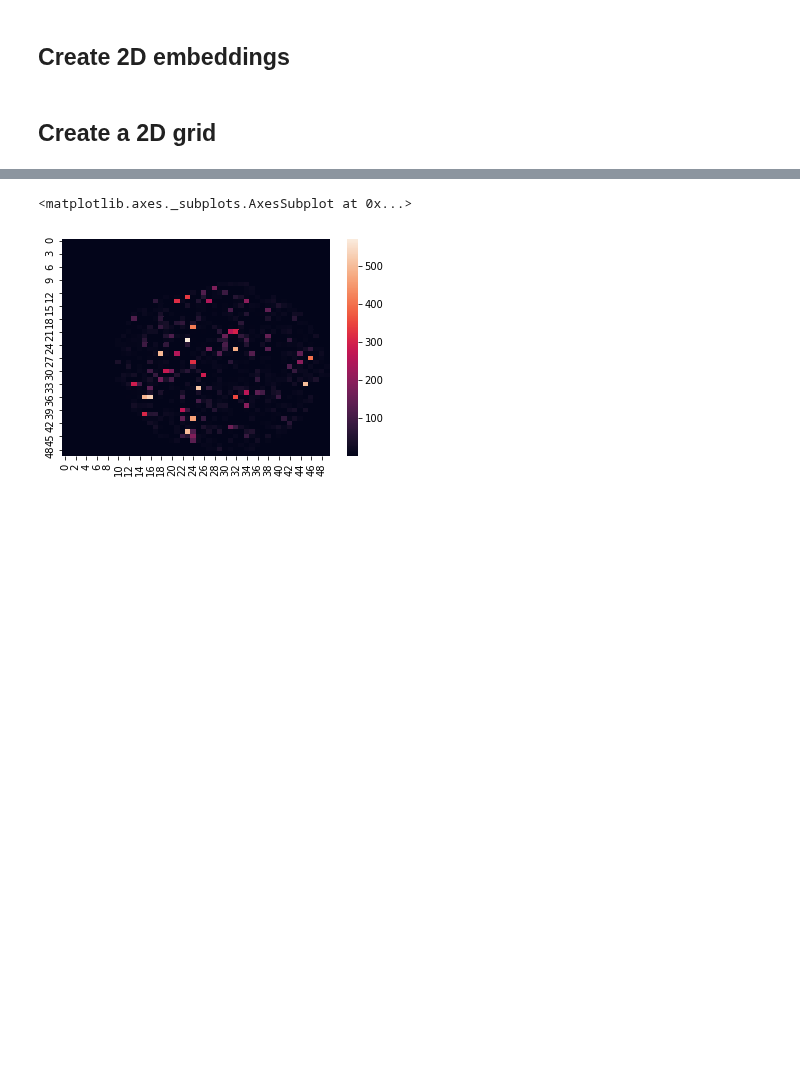
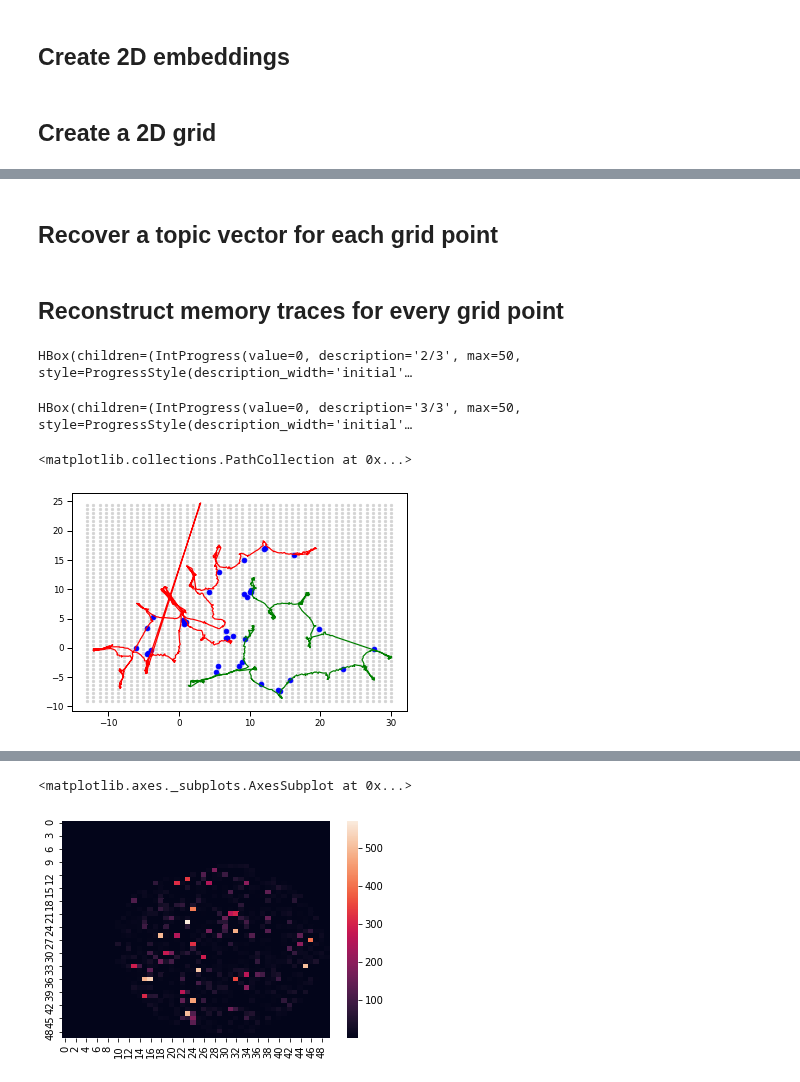
Before and after one commit to ContextLab/efficient-learning-khan, a Jupyter notebook: code/notebooks/knowledge-maps.ipynb, the cells around one changed output, grey strips where cells are left out. Drawn from its saved outputs; the diff is of its cells as text; code cells hidden in the pictures; blank space fills up the shorter version.

Commit message:
code for reconstructing knowledge maps from recovered topic vectors

```diff
--- a/code/notebooks/knowledge-maps.ipynb
+++ b/code/notebooks/knowledge-maps.ipynb
@@ -114,0 +65,7 @@ for trace_emb_dict in [forces_traces_embs, bos_traces_embs]:
+# %%
+# concatenate all data along fetaure dimension to embed in a shared space
+to_reduce = exp.get_lecture_traj(['forces', 'bos'])
+to_reduce.extend(list(exp.get_question_vecs(lectures=['forces', 'bos', 'general'])))
+# store data incidces to separate embedded matrix later
+split_inds = np.cumsum([np.atleast_2d(vec).shape[0] for vec in to_reduce])[:2]
+to_reduce = np.vstack(to_reduce)
@@ -114,0 +103,5 @@ for trace_emb_dict in [forces_traces_embs, bos_traces_embs]:
+# %%
+np.random.seed(seed)
+reducer = UMAP(**umap_params).fit(to_reduce)
+embeddings = reducer.transform(to_reduce)
+forces_emb, bos_emb, questions_embs = np.vsplit(embeddings, split_inds)
@@ -145,0 +118,51 @@ if np.all(np.equal(topic_space_grid, 0), axis=2).any():
+# %%
+resolution = 50
+x_min, y_min = embeddings.min(axis=0) // 1
+x_max, y_max = embeddings.max(axis=0) // 1 + 1
+x_step = (x_max - x_min) / resolution
+y_step = (y_max - y_min) / resolution
+xs = np.arange(x_min, x_max, x_step)
+ys = np.arange(y_min, y_max, y_step)
+
+X, Y = np.meshgrid(xs, ys)
+xy_grid = np.empty((resolution, resolution, 2), dtype=np.float64)
+for (x_ix, y_ix), X_val in np.ndenumerate(X):
+    xy_grid[x_ix, y_ix] = (X_val, Y[x_ix, y_ix])
+# %% [markdown]
+## Recover a topic vector for each grid point
+# %%
+# inverse-transform grid into original topic space
+np.random.seed(seed)
+vertices = xy_grid.reshape(resolution**2, 2)
+topic_space_grid = reducer.inverse_transform(vertices).reshape(resolution, resolution, n_topics)
+# make sure inverse transform was successful at all coordinates (failure returns all 0's)
+assert ~np.all(np.equal(topic_space_grid, 0), axis=2).any()
+# %% [markdown]
+## Reconstruct memory traces for every grid point
+# %%
+flat_topic_grid = topic_space_grid.reshape(resolution**2, n_topics)
+
+maps_arr = np.empty((3, 50, resolution, resolution), dtype=np.float64)
+for qset in range(3):
+    store_key = f'kmap_qset{qset}'
+    for i, p in enumerate(tqdm(participants, desc=f'{qset+1}/3', leave=False)):
+        knowledge_map = p.reconstruct_trace(exp, content=flat_topic_grid, qset=qset)
+        knowledge_map = knowledge_map.reshape(resolution, resolution)
+        p.store_trace(knowledge_map, store_key)
+        maps_arr[qset, i] = knowledge_map
+    # store average in avg participant object
+    avg_participant.store_trace(maps_arr[qset].mean(axis=0), store_key)
+
+# exp.participants = participants
+# exp.avg_participant = avg_participant
+# %% [output]
+HBox(children=(IntProgress(value=0, description='2/3', max=50, style=ProgressStyle(description_width='initial'…
+HBox(children=(IntProgress(value=0, description='3/3', max=50, style=ProgressStyle(description_width='initial'…
+# %%
+plt.scatter(vertices[:, 0], vertices[:, 1], c='lightgrey', marker='.')
+plt.plot(forces_emb[:, 0], forces_emb[:, 1], 'r-')
+plt.plot(bos_emb[:, 0], bos_emb[:, 1], 'g-')
+plt.scatter(questions_embs[:, 0], questions_embs[:, 1], c='b', marker='o')
+# %% [output]
+<matplotlib.collections.PathCollection at 0x...>
+[figure, added]
```
Also changed, not shown: parts of 20 cells of this notebook.
